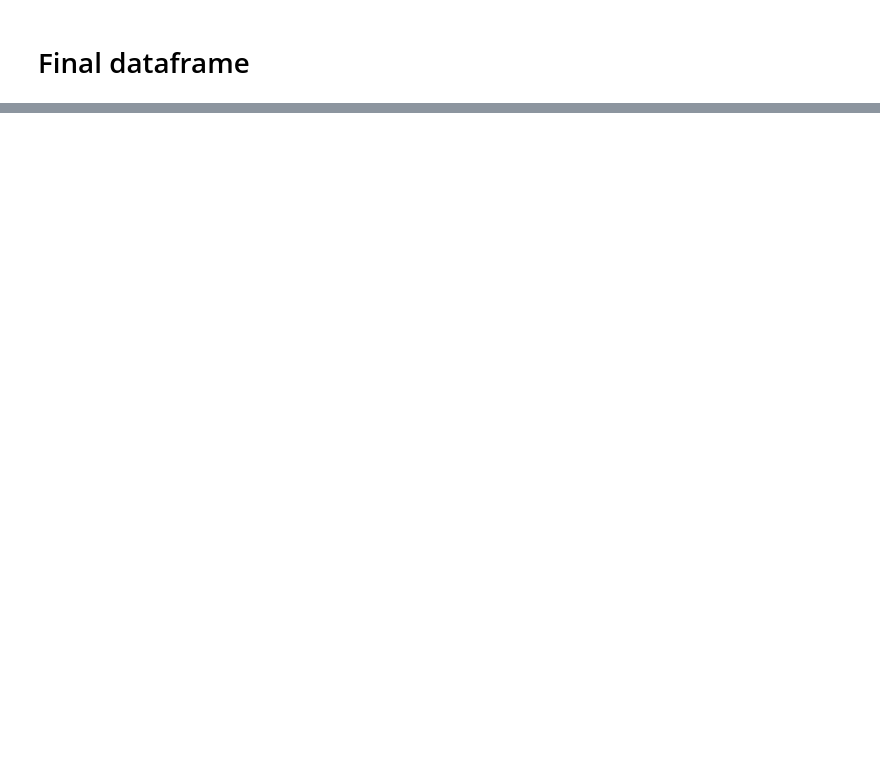
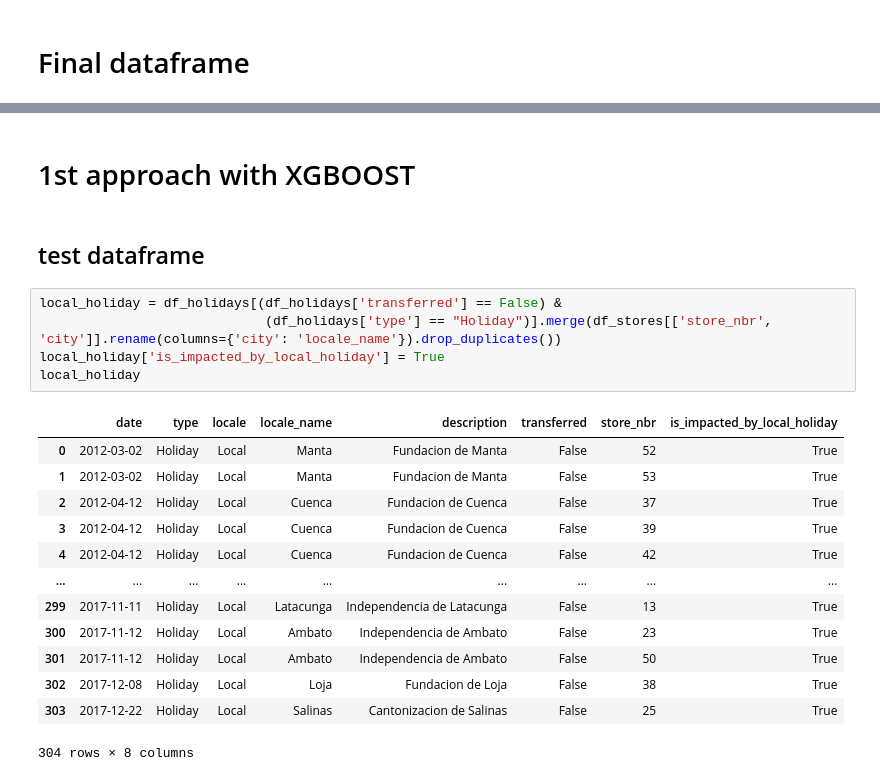
Before and after one commit to oussamaemtl/Store-Sales---Time-Series-Forecasting, a Jupyter notebook: preprocessing_feature_engineering.ipynb, the cells around one changed output, grey strips where cells are left out. Saved outputs shown, nothing was run; the diff lists cells and outputs as text; blank space fills up the shorter version.

```diff
--- a/preprocessing_feature_engineering.ipynb
+++ b/preprocessing_feature_engineering.ipynb
@@ -209,0 +213,23 @@ df_train[["date", "store_nbr", 'family', "sales", "onpromotion"]].drop_duplicate
+# %% [markdown]
+# 1st approach with XGBOOST
+# %% [markdown]
+## test dataframe
+# %%
+local_holiday = df_holidays[(df_holidays['transferred'] == False) &
+                             (df_holidays['type'] == "Holiday")].merge(df_stores[['store_nbr', 'city']].rename(columns={'city': 'locale_name'}).drop_duplicates())
+local_holiday['is_impacted_by_local_holiday'] = True
+local_holiday
+# %% [output]
+|  | date | type | locale | locale_name | description | transferred | store_nbr | is_impacted_by_local_holiday |
+| 0 | 2012-03-02 | Holiday | Local | Manta | Fundacion de Manta | False | 52 | True |
+| 1 | 2012-03-02 | Holiday | Local | Manta | Fundacion de Manta | False | 53 | True |
+| 2 | 2012-04-12 | Holiday | Local | Cuenca | Fundacion de Cuenca | False | 37 | True |
+| 3 | 2012-04-12 | Holiday | Local | Cuenca | Fundacion de Cuenca | False | 39 | True |
+| 4 | 2012-04-12 | Holiday | Local | Cuenca | Fundacion de Cuenca | False | 42 | True |
+| ... | ... | ... | ... | ... | ... | ... | ... | ... |
+| 299 | 2017-11-11 | Holiday | Local | Latacunga | Independencia de Latacunga | False | 13 | True |
+| 300 | 2017-11-12 | Holiday | Local | Ambato | Independencia de Ambato | False | 23 | True |
+| 301 | 2017-11-12 | Holiday | Local | Ambato | Independencia de Ambato | False | 50 | True |
+| 302 | 2017-12-08 | Holiday | Local | Loja | Fundacion de Loja | False | 38 | True |
+| 303 | 2017-12-22 | Holiday | Local | Salinas | Cantonizacion de Salinas | False | 25 | True |
+304 rows × 8 columns
```
Also changed, not shown: parts of 26 cells of this notebook, 5 other files.
